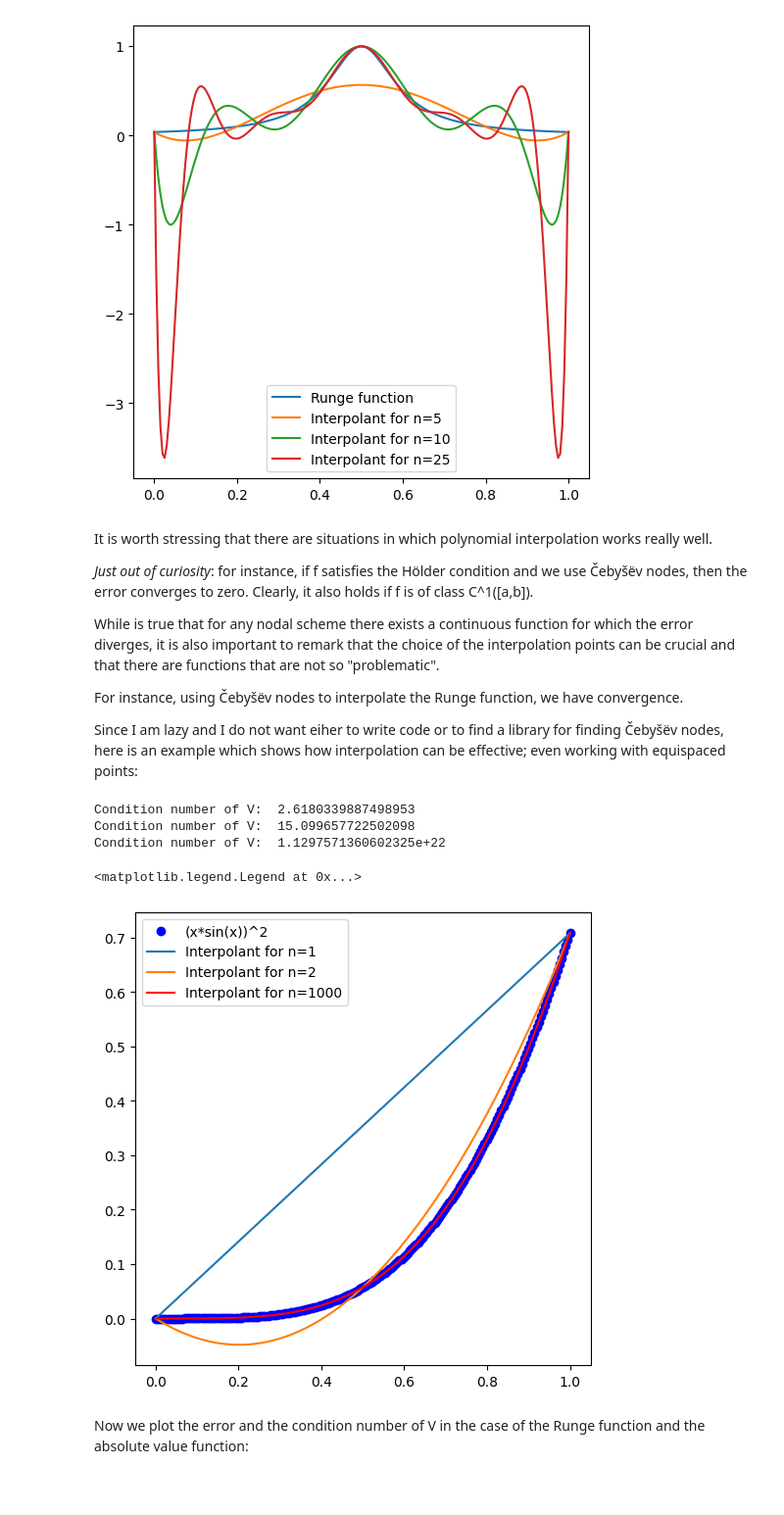
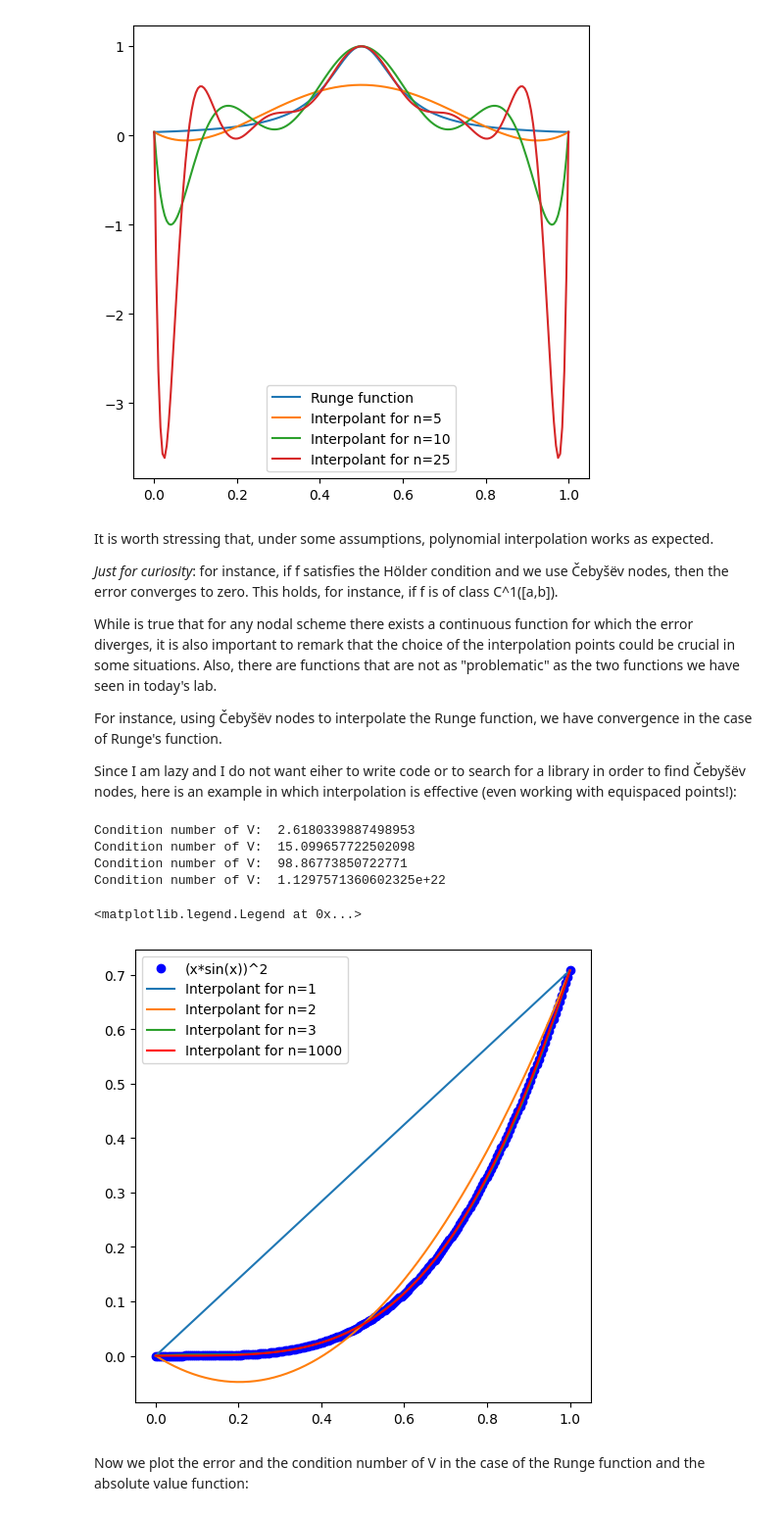
Before and after one commit to lorenzotomada/Applied_Mathematics, a Jupyter notebook: Code/AM_lab2.ipynb, the cells around one changed output. Shown: that part at 98% size. Drawn from its saved outputs; the diff is of its cells as text; code cells hidden in the pictures; blank space fills up the shorter version.

```diff
--- a/Code/AM_lab2.ipynb
+++ b/Code/AM_lab2.ipynb
@@ -267,36 +267,40 @@ Condition number of V:  6780588494.9134035
 <matplotlib.legend.Legend at 0x...>
 [figure]
 # %% [markdown]
-It is worth stressing that there are situations in which polynomial interpolation works really well.
+It is worth stressing that, under some assumptions, polynomial interpolation works as expected.
 
-*Just out of curiosity*: for instance, if f satisfies the Hölder condition and we use Čebyšëv nodes, then the error converges to zero. Clearly, it also holds if f is of class C^1([a,b]).
+*Just for curiosity*: for instance, if f satisfies the Hölder condition and we use Čebyšëv nodes, then the error converges to zero. This holds, for instance, if f is of class C^1([a,b]).
 
-While is true that for any nodal scheme there exists a continuous function for which the error diverges, it is also important to remark that the choice of the interpolation points can be crucial and that there are functions that are not so "problematic".
+While is true that for any nodal scheme there exists a continuous function for which the error diverges, it is also important to remark that the choice of the interpolation points could be crucial in some situations. Also, there are functions that are not as "problematic" as the two functions we have seen in today's lab.
 
-For instance, using Čebyšëv nodes to interpolate the Runge function, we have convergence.
+For instance, using Čebyšëv nodes to interpolate the Runge function, we have convergence in the case of Runge's function.
 
-Since I am lazy and I do not want eiher to write code or to find a library for finding Čebyšëv nodes, here is an example which shows how interpolation can be effective; even working with equispaced points:
+Since I am lazy and I do not want eiher to write code or to search for a library in order to find Čebyšëv nodes, here is an example in which interpolation is effective (even working with equispaced points!):
 # %%
 import math
 def my_fun3(q):
   return (q*sin(q))**2
 n=1
 X = linspace(0,1,n+1)
 plot(x, my_fun3(x), 'bo',label='(x*sin(x))^2')
 plot(x, interpolation(my_fun3,X,x)[0], label='Interpolant for n=1')
 n=2
 X = linspace(0,1,n+1)
 plot(x, interpolation(my_fun3,X,x)[0], label='Interpolant for n=2')
+n=3
+X = linspace(0,1,n+1)
+plot(x, interpolation(my_fun3,X,x)[0], label='Interpolant for n=3')
 n=1000
 X = linspace(0,1,n+1)
 plot(x, interpolation(my_fun3,X,x)[0], 'r-',label='Interpolant for n=1000')
 legend()
 # %% [output]
 Condition number of V:  2.6180339887498953
 Condition number of V:  15.099657722502098
+Condition number of V:  98.86773850722771
 Condition number of V:  1.1297571360602325e+22
 <matplotlib.legend.Legend at 0x...>
-[figure, old version]
+[figure, new version]
 # %% [markdown]
 Now we plot the error and the condition number of V in the case of the Runge function and the absolute value function:
 # %%
```
Also changed, not shown: parts of 5 cells of this notebook.
